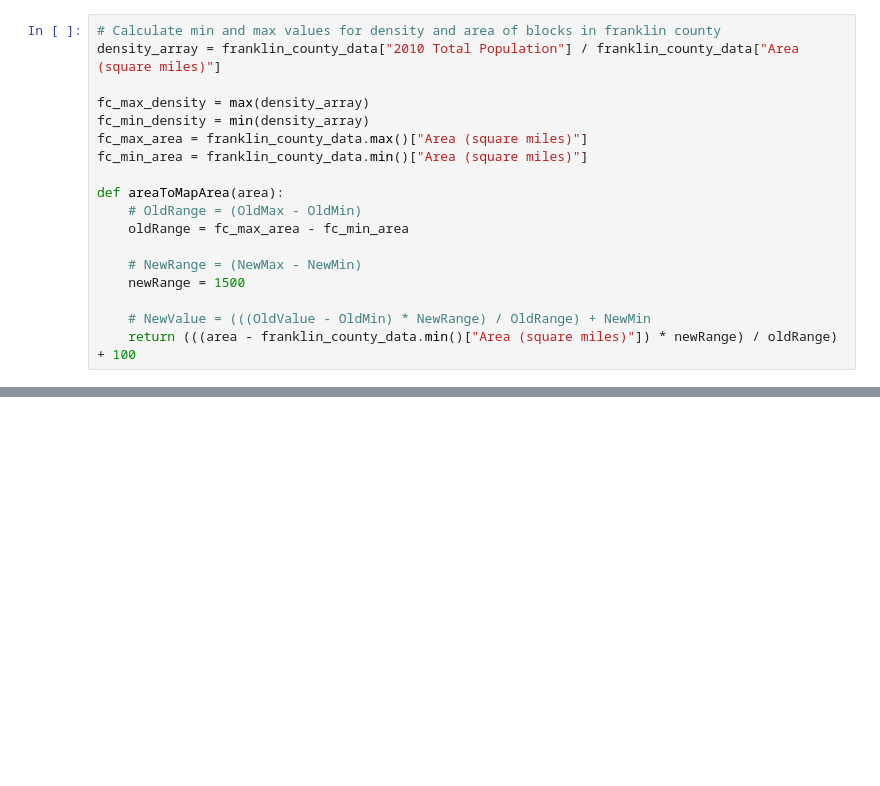
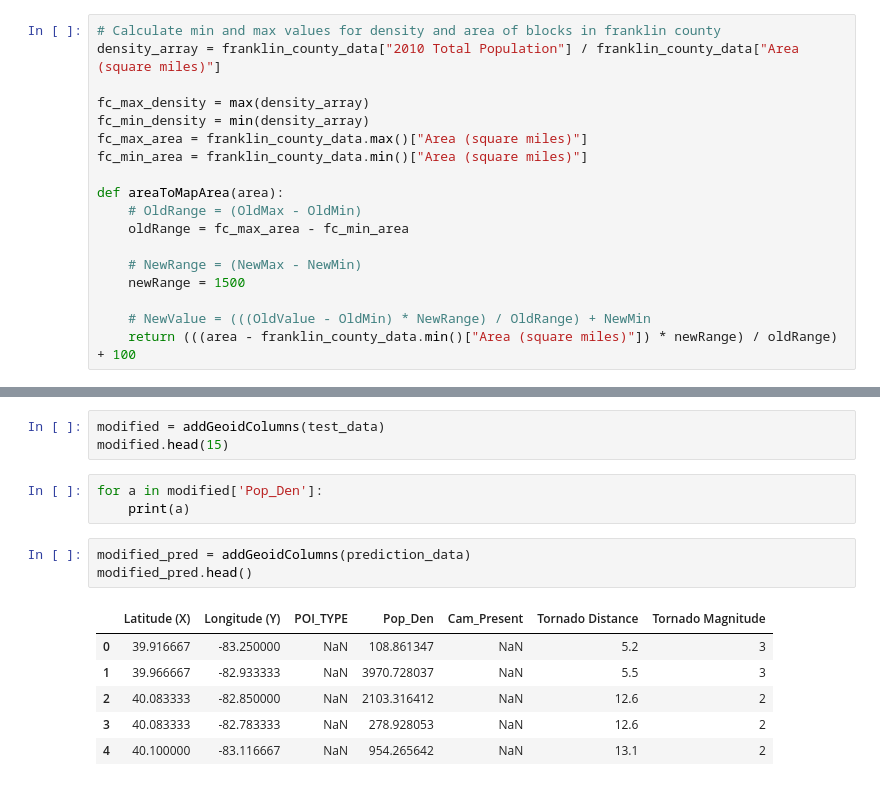
Before and after one commit to data-x-sp19/EVAC, a Jupyter notebook: PT_data.ipynb, the cells around one changed output, grey strips where cells are left out. Cells and saved outputs as stored; diff of their text form; blank space fills up the shorter version.

```diff
--- a/PT_data.ipynb
+++ b/PT_data.ipynb
@@ -271,0 +261,16 @@ export_ohio = ohio_population_data.to_csv(r'./Data/Ohio_Population_Data.csv', in
+# %%
+modified = addGeoidColumns(test_data)
+modified.head(15)
+# %%
+for a in modified['Pop_Den']:
+    print(a)
+# %%
+modified_pred = addGeoidColumns(prediction_data)
+modified_pred.head()
+# %% [output]
+|  | Latitude (X) | Longitude (Y) | POI_TYPE | Pop_Den | Cam_Present | Tornado Distance | Tornado Magnitude |
+| 0 | 39.916667 | -83.250000 | NaN | 108.861347 | NaN | 5.2 | 3 |
+| 1 | 39.966667 | -82.933333 | NaN | 3970.728037 | NaN | 5.5 | 3 |
+| 2 | 40.083333 | -82.850000 | NaN | 2103.316412 | NaN | 12.6 | 2 |
+| 3 | 40.083333 | -82.783333 | NaN | 278.928053 | NaN | 12.6 | 2 |
+| 4 | 40.100000 | -83.116667 | NaN | 954.265642 | NaN | 13.1 | 2 |
```
Also changed, not shown: parts of 9 cells of this notebook.
